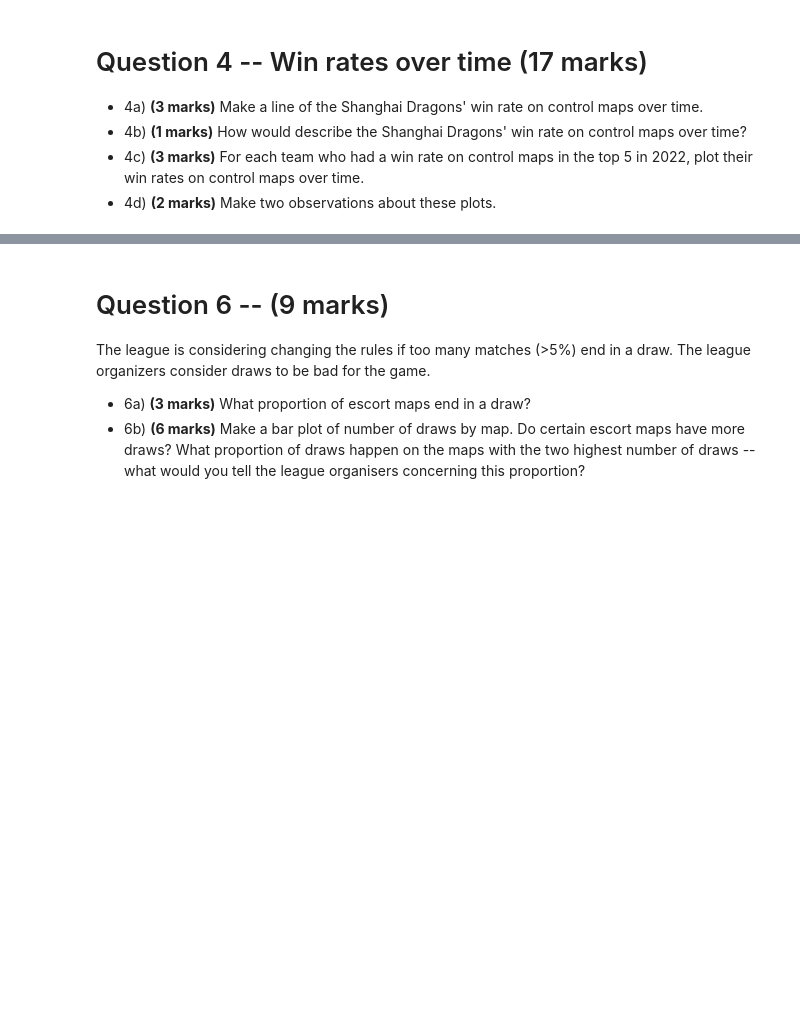
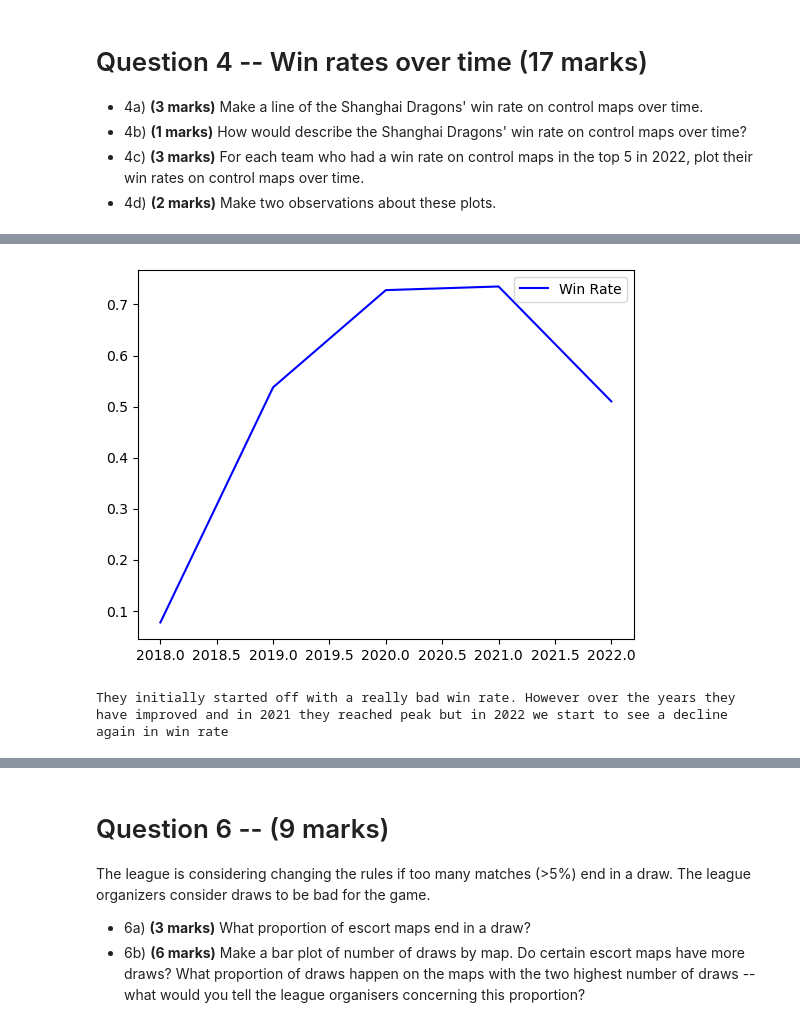
Before and after one commit to Ajay425/math-1130, a Jupyter notebook: assignment_1_alt/assignment_1_alt/assignment_1_STUDENT.ipynb, the cells around one changed output, grey strips where cells are left out. Cells and saved outputs as stored; diff of their text form; code cells hidden in the pictures; blank space fills up the shorter version.

```diff
--- a/assignment_1_alt/assignment_1_alt/assignment_1_STUDENT.ipynb
+++ b/assignment_1_alt/assignment_1_alt/assignment_1_STUDENT.ipynb
@@ -199,3 +329,27 @@ A team's win rate is the number of games won divided by the total number of game
 # %% [markdown]
 - 4e) **(5 marks)** Instead of control maps, make a bar chart of the teams' win rates on the escort maps in 2022, i.e., consider only escort maps which occured in 2022 when computing this win rate. Make the same chart without subsetting to 2022, i.e., compute the escort map win rate for each team using maps which took place in any year. For example, the win rate chart on escort maps for 2022 should look like the following: <img src="WRE.png" alt="drawing" width="500"/> Note that the vertical line at 50 is useful but not necessary.
 - 4f) **(3 marks)** Compare the 2022 win rates on control maps to those on the escort maps. What do you observe?
+# %%
+##4a
+import matplotlib.pyplot as plt
+import pandas as pd
+
+dragons_data = control_maps[(control_maps['team_one_name'] == 'Shanghai Dragons') |
+                            (control_maps['team_two_name'] == 'Shanghai Dragons')].copy()
+dragons_data.loc[:, 'win'] = dragons_data['map_winner'] == 'Shanghai Dragons'
+
+games_per_year = dragons_data.groupby('year').size()  # Total games played by year
+wins_per_year = dragons_data.groupby('year')['win'].sum()  # Total wins by year
+
+win_rate_per_year = wins_per_year / games_per_year
+
+plt.plot(win_rate_per_year.index, win_rate_per_year.values, linestyle='-', color='b', label='Win Rate')
+plt.legend()
+plt.show()
+# %% [output]
+[figure, added]
+# %%
+##4b
+print("They initially started off with a really bad win rate. However over the years they have improved and in 2021 they reached peak but in 2022 we start to see a decline again in win rate")
+# %% [output]
+They initially started off with a really bad win rate. However over the years they have improved and in 2021 they reached peak but in 2022 we start to see a decline again in win rate
```
Also changed, not shown: parts of 11 cells of this notebook.
